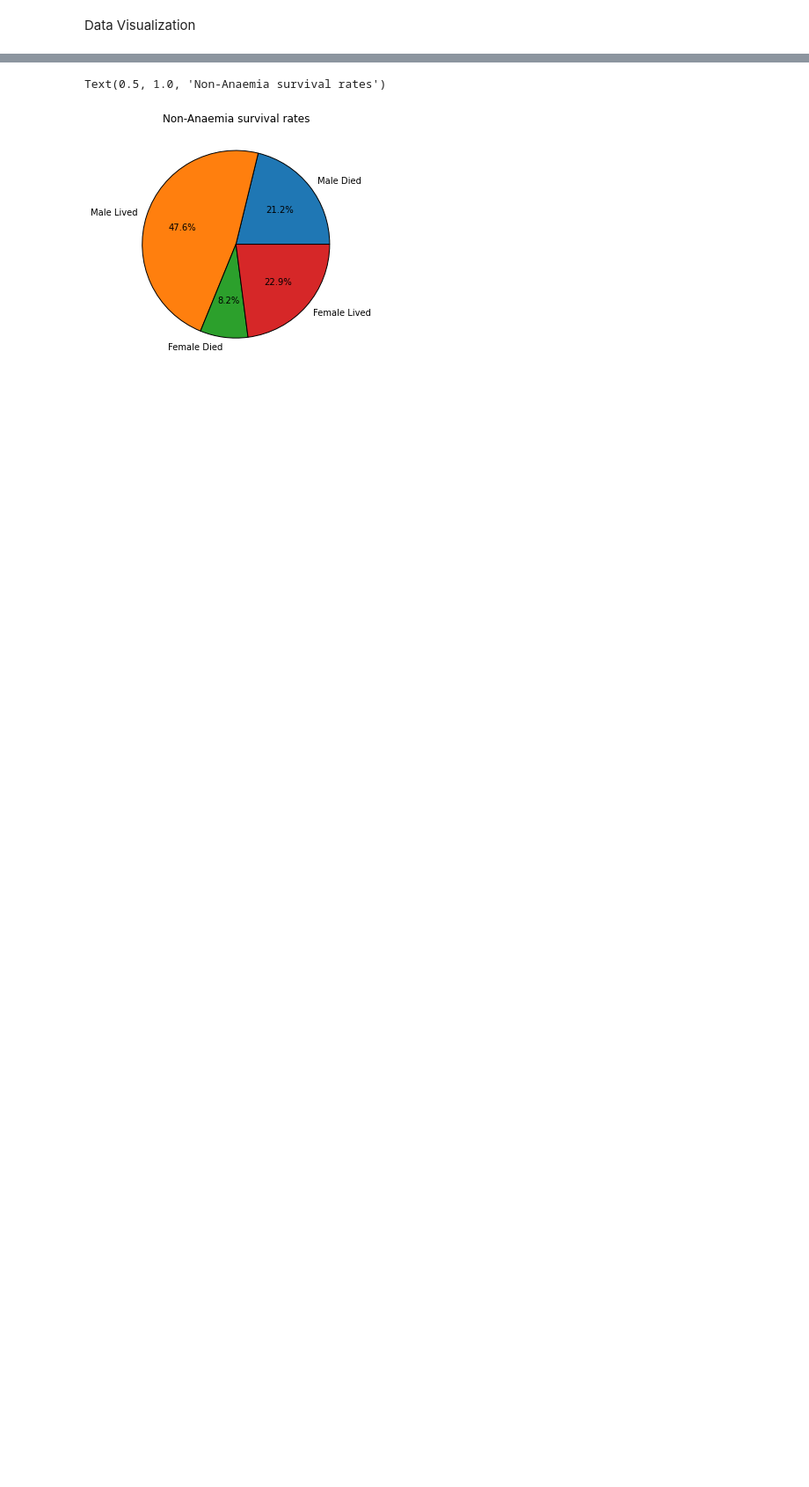
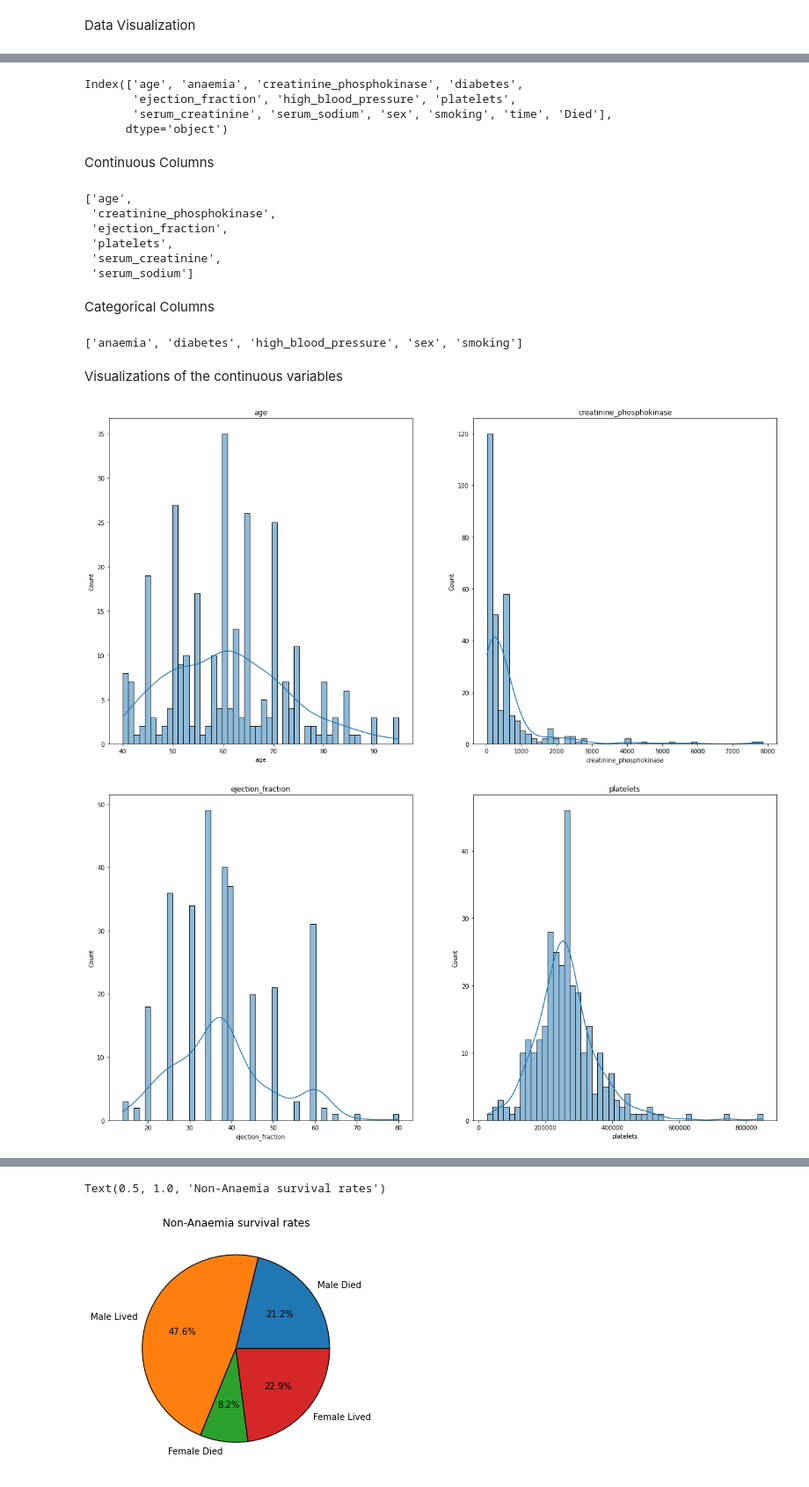
Before and after one commit to FabihaFarooqueAnsari/Machine-Learning, a Jupyter notebook: Machine Learning.ipynb, the cells around one changed output, grey strips where cells are left out. Shown at 88% size. Cells and saved outputs as stored; diff of their text form; code cells hidden in the pictures; blank space fills up the shorter version.

```diff
--- a/Machine Learning.ipynb
+++ b/Machine Learning.ipynb
@@ -104,0 +86,45 @@ Text(0.5, 1.0, 'Anaemia survival rates')
+# %%
+df.columns
+# %% [output]
+Index(['age', 'anaemia', 'creatinine_phosphokinase', 'diabetes',
+       'ejection_fraction', 'high_blood_pressure', 'platelets',
+       'serum_creatinine', 'serum_sodium', 'sex', 'smoking', 'time', 'Died'],
+      dtype='object')
+# %% [markdown]
+Continuous Columns
+# %%
+continous_cols = ['age', 'creatinine_phosphokinase',
+       'ejection_fraction', 'platelets',
+       'serum_creatinine', 'serum_sodium' ]
+continous_cols
+# %% [output]
+['age',
+ 'creatinine_phosphokinase',
+ 'ejection_fraction',
+ 'platelets',
+ 'serum_creatinine',
+ 'serum_sodium']
+# %% [markdown]
+Categorical Columns
+# %%
+categorical_cols = list(df.columns.drop(continous_cols))
+categorical_cols.remove('Died')
+categorical_cols.remove('time')
+categorical_cols
+# %% [output]
+['anaemia', 'diabetes', 'high_blood_pressure', 'sex', 'smoking']
+# %% [markdown]
+Visualizations of the continuous variables
+# %%
+cnt = 0
+max_in_row = 2
+for x in continous_cols:
+    data = df[x]
+    plt.figure(cnt//max_in_row, figsize=(20,10))
+    plt.subplot(1, max_in_row, (cnt)%max_in_row + 1)
+    plt.title(x)
+    sns.histplot(data, bins = 50, kde=50);
+    cnt += 1
+# %% [output]
+[figure, added]
+[figure, added]
```
Also changed, not shown: parts of 41 cells of this notebook.
